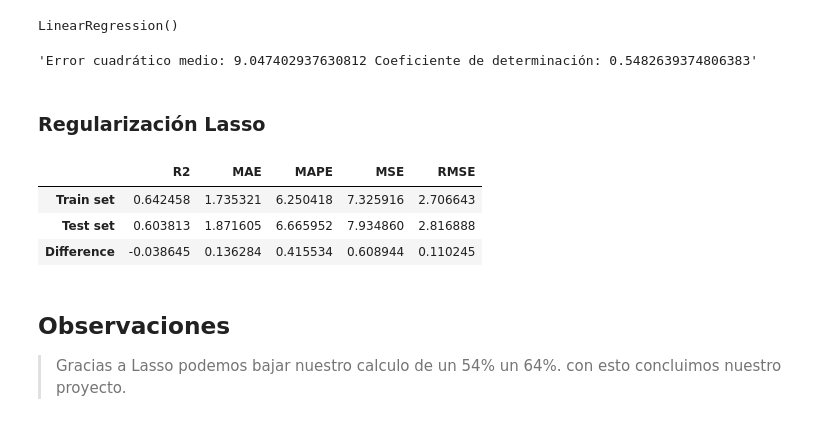
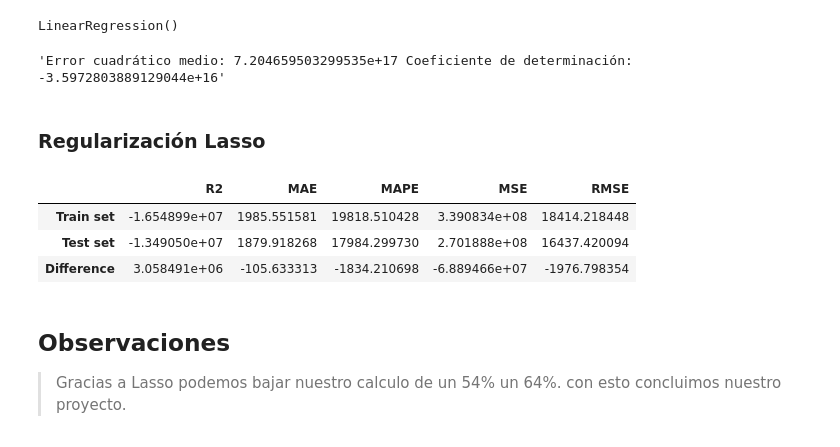
Before and after one commit to 4GeeksAcademy/AnthonnyMal-Machine-Learnig, a Jupyter notebook: src/03-linear-regression-reg-demographic-health-data.ipynb, the cells around one changed output. Cells and saved outputs as stored; diff of their text form; code cells hidden in the pictures.

```diff
--- a/src/03-linear-regression-reg-demographic-health-data.ipynb
+++ b/src/03-linear-regression-reg-demographic-health-data.ipynb
@@ -350,7 +350,7 @@ warnings.warn = warn
 # %%
 lr_model = LinearRegression()
 
-lr_model.fit(X_train, y_train)
+lr_model.fit(X_train_scaled, y_train)
 # %% [output]
 LinearRegression()
 # %%
@@ -358,21 +358,21 @@ y_pred = lr_model.predict(X_test)
 
 f"Error cuadrático medio: {mean_squared_error(y_test, y_pred)} Coeficiente de determinación: {r2_score(y_test, y_pred)}"
 # %% [output]
-'Error cuadrático medio: 9.047402937630812 Coeficiente de determinación: 0.5482639374806383'
+'Error cuadrático medio: 7.204659503299535e+17 Coeficiente de determinación: -3.5972803889129044e+16'
 # %% [markdown]
 ### Regularización Lasso
 # %%
 lasso_model = Lasso(alpha=0.09, max_iter=1000, random_state=18)
-lasso_model.fit(X_train, y_train)  # entrenamiento
+lasso_model.fit(X_train_scaled, y_train)  # entrenamiento
 
 lasso_y_pred_test = lasso_model.predict(X_test)  # Predicción en test
 lasso_y_pred_train = lasso_model.predict(X_train)  # Predicción en train
 get_regression_metrics(lasso_y_pred_test, y_test, lasso_y_pred_train, y_train)
 # %% [output]
 |  | R2 | MAE | MAPE | MSE | RMSE |
-| Train set | 0.642458 | 1.735321 | 6.250418 | 7.325916 | 2.706643 |
-| Test set | 0.603813 | 1.871605 | 6.665952 | 7.934860 | 2.816888 |
-| Difference | -0.038645 | 0.136284 | 0.415534 | 0.608944 | 0.110245 |
+| Train set | -1.654899e+07 | 1985.551581 | 19818.510428 | 3.390834e+08 | 18414.218448 |
+| Test set | -1.349050e+07 | 1879.918268 | 17984.299730 | 2.701888e+08 | 16437.420094 |
+| Difference | 3.058491e+06 | -105.633313 | -1834.210698 | -6.889466e+07 | -1976.798354 |
 # %% [markdown]
 ## Observaciones
 
```
